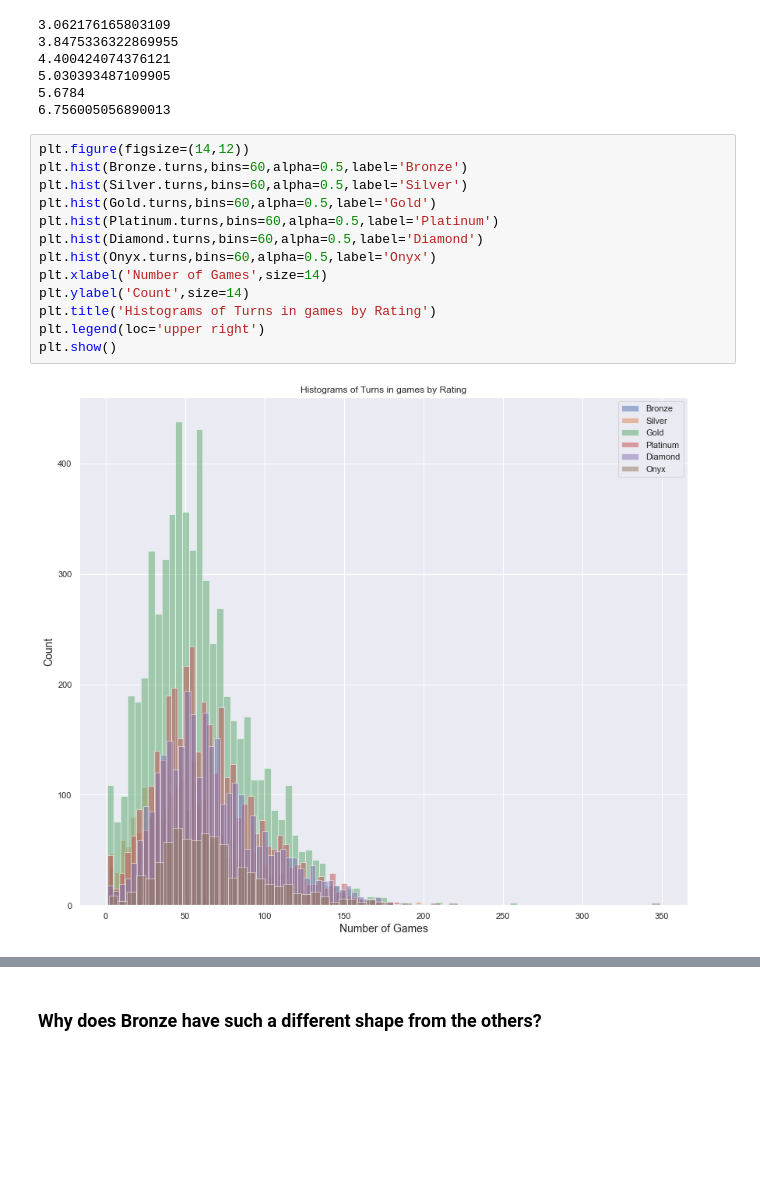
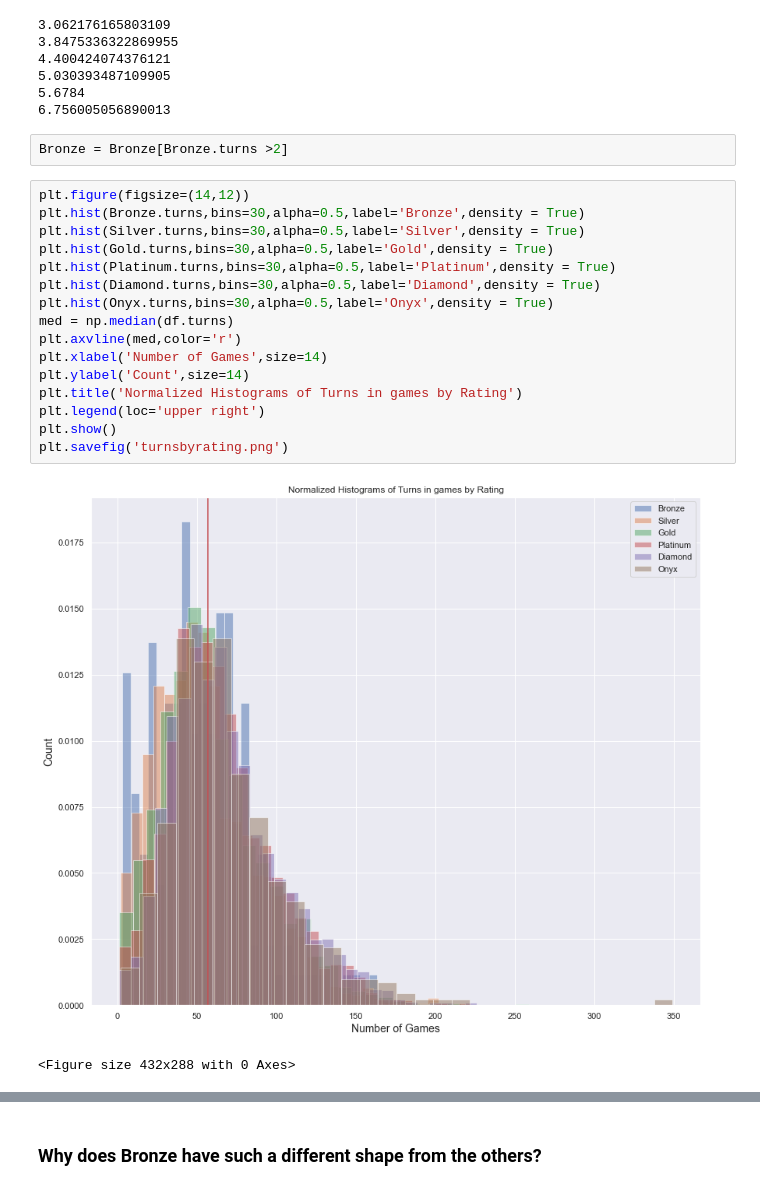
Before and after one commit to Seismic-Striker/Springboard_and_Datacamp, a Jupyter notebook: Chess_stuff/Chess dataset exploration Page 2.ipynb, the cells around one changed output, grey strips where cells are left out. Saved outputs shown, nothing was run; the diff lists cells and outputs as text; blank space fills up the shorter version.

```diff
--- a/Chess_stuff/Chess dataset exploration Page 2.ipynb
+++ b/Chess_stuff/Chess dataset exploration Page 2.ipynb
@@ -603,20 +603,26 @@ for cat in categories:
 5.030393487109905
 5.6784
 6.756005056890013
+# %%
+Bronze = Bronze[Bronze.turns >2]
 # %%
 plt.figure(figsize=(14,12))
-plt.hist(Bronze.turns,bins=60,alpha=0.5,label='Bronze')
-plt.hist(Silver.turns,bins=60,alpha=0.5,label='Silver')
-plt.hist(Gold.turns,bins=60,alpha=0.5,label='Gold')
-plt.hist(Platinum.turns,bins=60,alpha=0.5,label='Platinum')
-plt.hist(Diamond.turns,bins=60,alpha=0.5,label='Diamond')
-plt.hist(Onyx.turns,bins=60,alpha=0.5,label='Onyx')
+plt.hist(Bronze.turns,bins=30,alpha=0.5,label='Bronze',density = True)
+plt.hist(Silver.turns,bins=30,alpha=0.5,label='Silver',density = True)
+plt.hist(Gold.turns,bins=30,alpha=0.5,label='Gold',density = True)
+plt.hist(Platinum.turns,bins=30,alpha=0.5,label='Platinum',density = True)
+plt.hist(Diamond.turns,bins=30,alpha=0.5,label='Diamond',density = True)
+plt.hist(Onyx.turns,bins=30,alpha=0.5,label='Onyx',density = True)
+med = np.median(df.turns)
+plt.axvline(med,color='r')
 plt.xlabel('Number of Games',size=14)
 plt.ylabel('Count',size=14)
-plt.title('Histograms of Turns in games by Rating')
+plt.title('Normalized Histograms of Turns in games by Rating')
 plt.legend(loc='upper right')
 plt.show()
+plt.savefig('turnsbyrating.png')
 # %% [output]
-[figure, old version]
+[figure, new version]
+<Figure size 432x288 with 0 Axes>
 # %%
 df.columns
```
Also changed, not shown: parts of 12 cells of this notebook, 42 other files.
